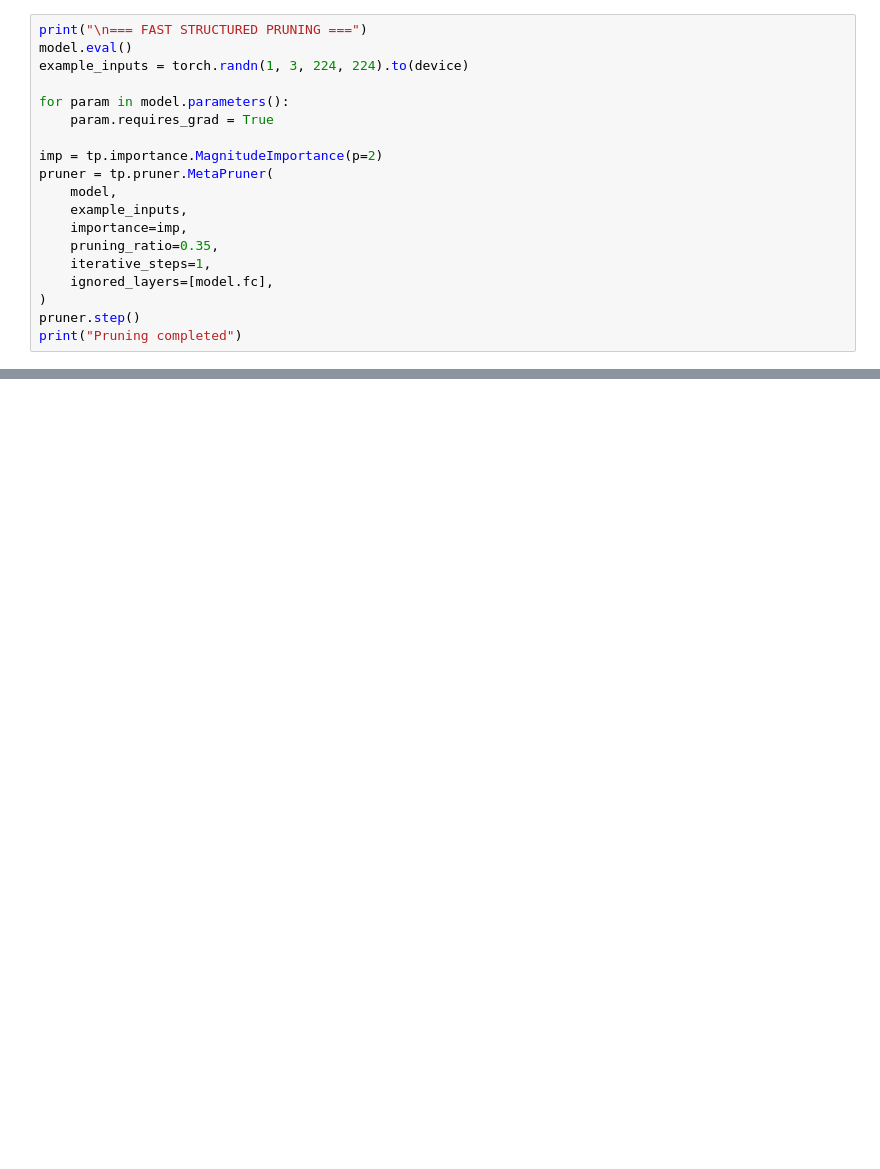
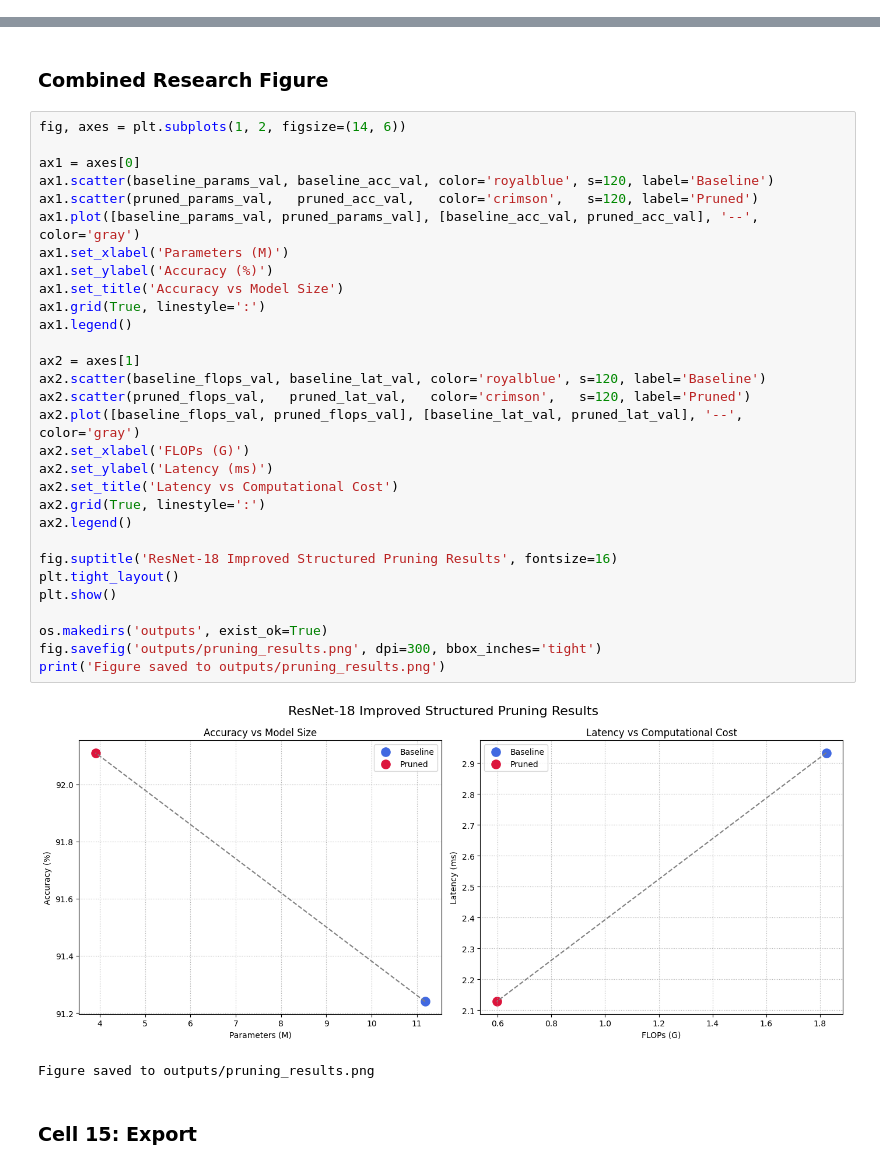
Before and after one commit to mmmmaharshi/Transfer-Learning-Guided-Structured-Pruning, a Jupyter notebook: main.ipynb, the cells around one changed output, grey strips where cells are left out. Drawn from its saved outputs; the diff is of its cells as text; blank space fills up the shorter version.

```diff
--- a/main.ipynb
+++ b/main.ipynb
@@ -177,19 +0,0 @@ Cell 6: Structured Pruning
-# %%
-print("\n=== FAST STRUCTURED PRUNING ===")
-model.eval()
-example_inputs = torch.randn(1, 3, 224, 224).to(device)
-
-for param in model.parameters():
-    param.requires_grad = True
-
-imp = tp.importance.MagnitudeImportance(p=2)
-pruner = tp.pruner.MetaPruner(
-    model,
-    example_inputs,
-    importance=imp,
-    pruning_ratio=0.35,
-    iterative_steps=1,
-    ignored_layers=[model.fc],
-)
-pruner.step()
-print("Pruning completed")
@@ -472,0 +537,37 @@ print(f"Net Change: {final_test_acc - baseline_acc:+.2f}%")
+# %% [markdown]
+### Combined Research Figure
+# %%
+fig, axes = plt.subplots(1, 2, figsize=(14, 6))
+
+ax1 = axes[0]
+ax1.scatter(baseline_params_val, baseline_acc_val, color='royalblue', s=120, label='Baseline')
+ax1.scatter(pruned_params_val,   pruned_acc_val,   color='crimson',   s=120, label='Pruned')
+ax1.plot([baseline_params_val, pruned_params_val], [baseline_acc_val, pruned_acc_val], '--', color='gray')
+ax1.set_xlabel('Parameters (M)')
+ax1.set_ylabel('Accuracy (%)')
+ax1.set_title('Accuracy vs Model Size')
+ax1.grid(True, linestyle=':')
+ax1.legend()
+
+ax2 = axes[1]
+ax2.scatter(baseline_flops_val, baseline_lat_val, color='royalblue', s=120, label='Baseline')
+ax2.scatter(pruned_flops_val,   pruned_lat_val,   color='crimson',   s=120, label='Pruned')
+ax2.plot([baseline_flops_val, pruned_flops_val], [baseline_lat_val, pruned_lat_val], '--', color='gray')
+ax2.set_xlabel('FLOPs (G)')
+ax2.set_ylabel('Latency (ms)')
+ax2.set_title('Latency vs Computational Cost')
+ax2.grid(True, linestyle=':')
+ax2.legend()
+
+fig.suptitle('ResNet-18 Improved Structured Pruning Results', fontsize=16)
+plt.tight_layout()
+plt.show()
+
+os.makedirs('outputs', exist_ok=True)
+fig.savefig('outputs/pruning_results.png', dpi=300, bbox_inches='tight')
+print('Figure saved to outputs/pruning_results.png')
+# %% [output]
+[figure, added]
+Figure saved to outputs/pruning_results.png
+# %% [markdown]
+### Cell 15: Export
```
Also changed, not shown: parts of 59 cells of this notebook, 1 other file.
